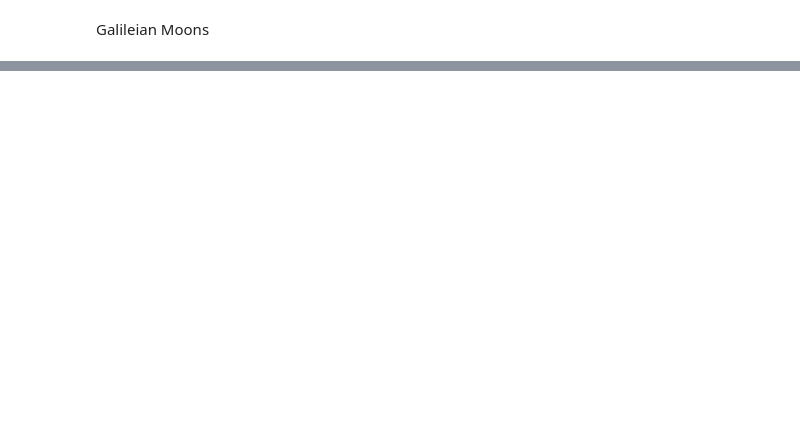
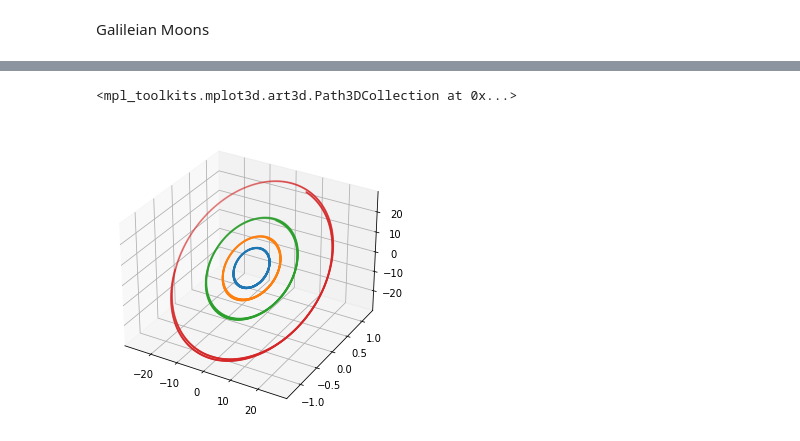
Before and after one commit to vittorioserra/jupiter_moons, a Jupyter notebook: jupiter_ephemeris_low_accuracy.ipynb, the cells around one changed output, grey strips where cells are left out. Drawn from its saved outputs; the diff is of its cells as text; code cells hidden in the pictures; blank space fills up the shorter version.

```diff
--- a/jupiter_ephemeris_low_accuracy.ipynb
+++ b/jupiter_ephemeris_low_accuracy.ipynb
@@ -265,0 +530,11 @@ Z_4 = -r_4*np.sin(np.deg2rad(u_4_corrected_deg))*np.sin(np.deg2rad(D_e_deg))
+# %%
+fig = plt.figure()
+ax = Axes3D(fig)
+
+ax.scatter(X_1, Y_1, Z_1, s = 1)
+ax.scatter(X_2, Y_2, Z_2, s = 1)
+ax.scatter(X_3, Y_3, Z_3, s = 1)
+ax.scatter(X_4, Y_4, Z_4, s = 1)
+# %% [output]
+<mpl_toolkits.mplot3d.art3d.Path3DCollection at 0x...>
+[figure, added]
```
Also changed, not shown: parts of 25 cells of this notebook, 1 other file.
